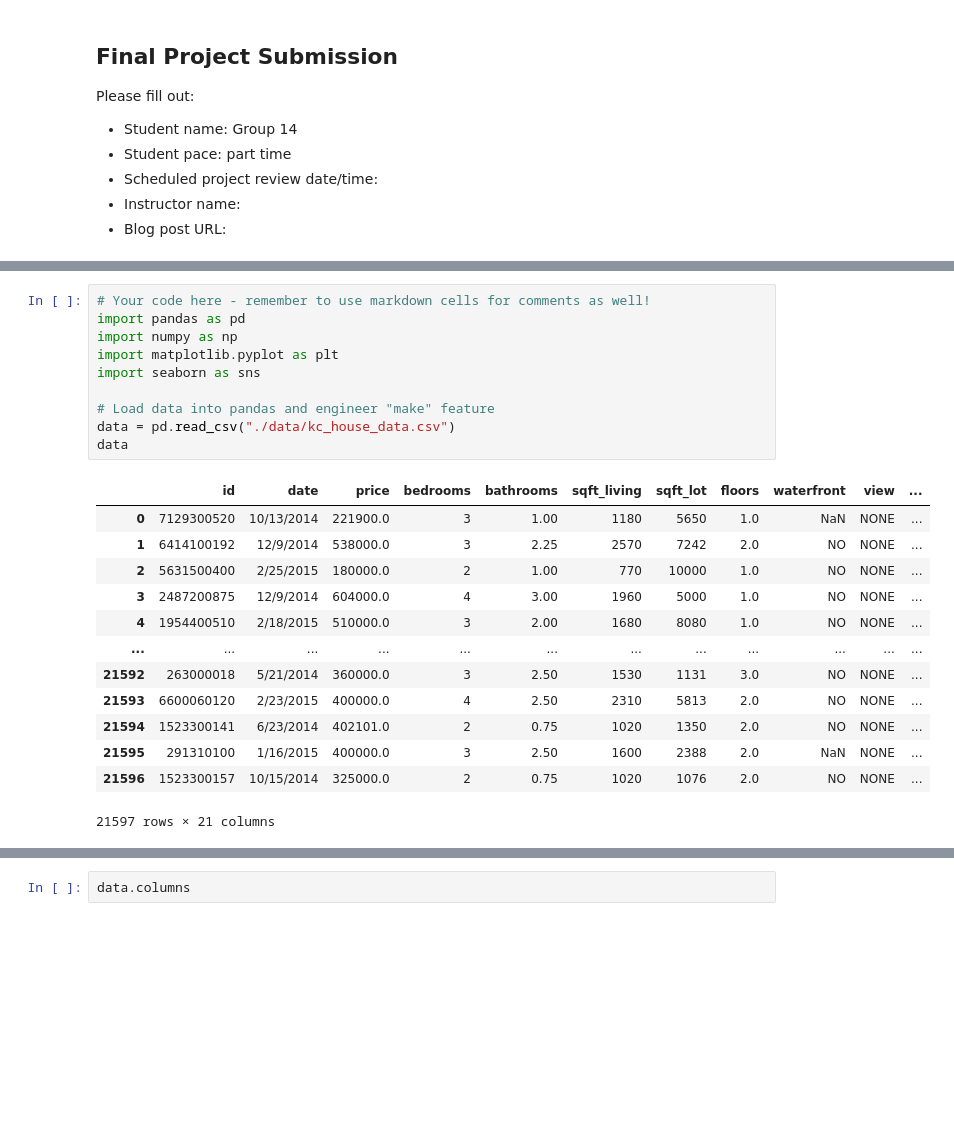
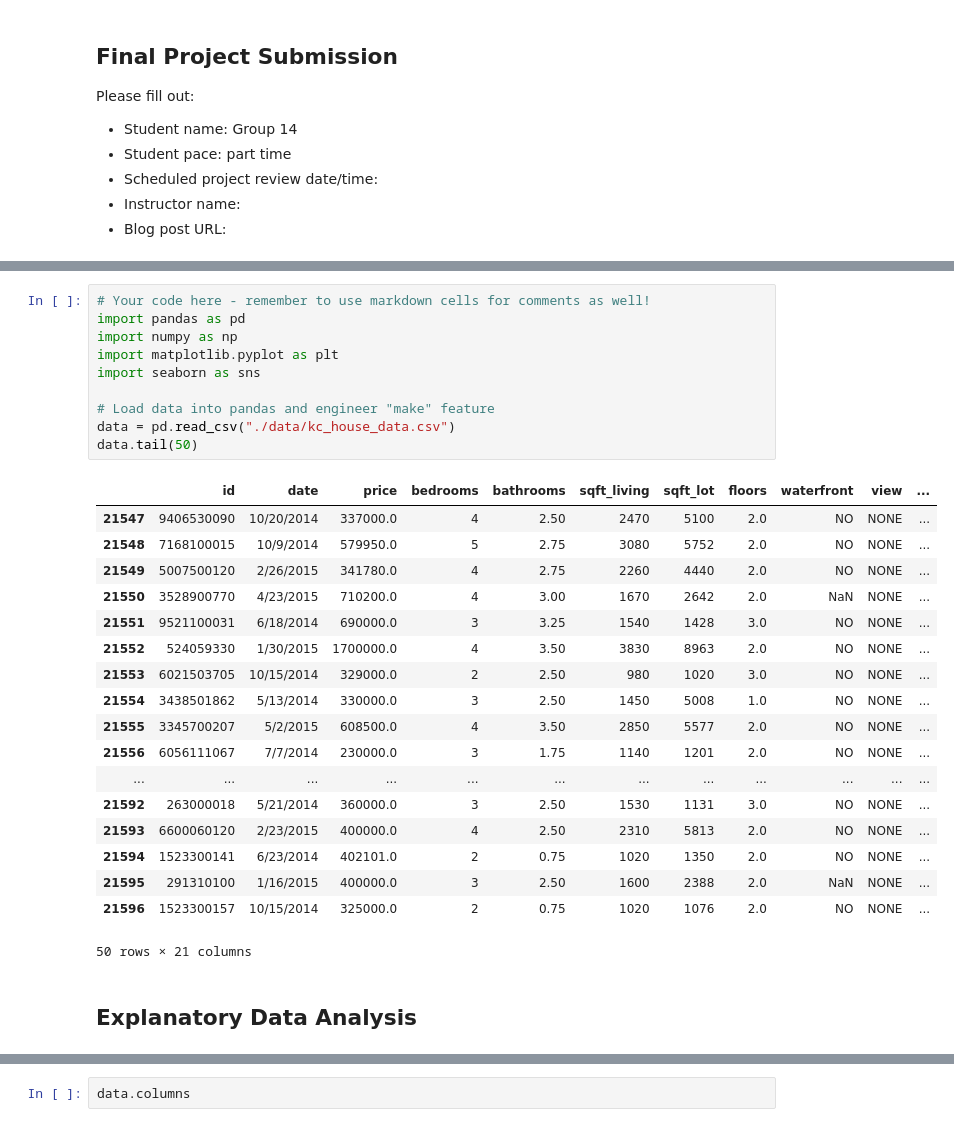
Before and after one commit to learn-co-curriculum/dsc-phase-2-project-v2-3, a Jupyter notebook: student.ipynb, the cells around one changed output, grey strips where cells are left out. Cells and saved outputs as stored; diff of their text form; blank space fills up the shorter version.

```diff
--- a/student.ipynb
+++ b/student.ipynb
@@ -20,25 +22,32 @@ This projects examines the motion picture industry, which incorporates a wide ra
 # %%
 # Your code here - remember to use markdown cells for comments as well!
 import pandas as pd
 import numpy as np
 import matplotlib.pyplot as plt
 import seaborn as sns
 
 # Load data into pandas and engineer "make" feature
 data = pd.read_csv("./data/kc_house_data.csv")
-data
+data.tail(50)
 # %% [output]
 |  | id | date | price | bedrooms | bathrooms | sqft_living | sqft_lot | floors | waterfront | view | ... |
-| 0 | 7129300520 | 10/13/2014 | 221900.0 | 3 | 1.00 | 1180 | 5650 | 1.0 | NaN | NONE | ... |
-| 1 | 6414100192 | 12/9/2014 | 538000.0 | 3 | 2.25 | 2570 | 7242 | 2.0 | NO | NONE | ... |
-| 2 | 5631500400 | 2/25/2015 | 180000.0 | 2 | 1.00 | 770 | 10000 | 1.0 | NO | NONE | ... |
-| 3 | 2487200875 | 12/9/2014 | 604000.0 | 4 | 3.00 | 1960 | 5000 | 1.0 | NO | NONE | ... |
-| 4 | 1954400510 | 2/18/2015 | 510000.0 | 3 | 2.00 | 1680 | 8080 | 1.0 | NO | NONE | ... |
+| 21547 | 9406530090 | 10/20/2014 | 337000.0 | 4 | 2.50 | 2470 | 5100 | 2.0 | NO | NONE | ... |
+| 21548 | 7168100015 | 10/9/2014 | 579950.0 | 5 | 2.75 | 3080 | 5752 | 2.0 | NO | NONE | ... |
+| 21549 | 5007500120 | 2/26/2015 | 341780.0 | 4 | 2.75 | 2260 | 4440 | 2.0 | NO | NONE | ... |
+| 21550 | 3528900770 | 4/23/2015 | 710200.0 | 4 | 3.00 | 1670 | 2642 | 2.0 | NaN | NONE | ... |
+| 21551 | 9521100031 | 6/18/2014 | 690000.0 | 3 | 3.25 | 1540 | 1428 | 3.0 | NO | NONE | ... |
+| 21552 | 524059330 | 1/30/2015 | 1700000.0 | 4 | 3.50 | 3830 | 8963 | 2.0 | NO | NONE | ... |
+| 21553 | 6021503705 | 10/15/2014 | 329000.0 | 2 | 2.50 | 980 | 1020 | 3.0 | NO | NONE | ... |
+| 21554 | 3438501862 | 5/13/2014 | 330000.0 | 3 | 2.50 | 1450 | 5008 | 1.0 | NO | NONE | ... |
+| 21555 | 3345700207 | 5/2/2015 | 608500.0 | 4 | 3.50 | 2850 | 5577 | 2.0 | NO | NONE | ... |
+| 21556 | 6056111067 | 7/7/2014 | 230000.0 | 3 | 1.75 | 1140 | 1201 | 2.0 | NO | NONE | ... |
 | ... | ... | ... | ... | ... | ... | ... | ... | ... | ... | ... | ... |
 | 21592 | 263000018 | 5/21/2014 | 360000.0 | 3 | 2.50 | 1530 | 1131 | 3.0 | NO | NONE | ... |
 | 21593 | 6600060120 | 2/23/2015 | 400000.0 | 4 | 2.50 | 2310 | 5813 | 2.0 | NO | NONE | ... |
 | 21594 | 1523300141 | 6/23/2014 | 402101.0 | 2 | 0.75 | 1020 | 1350 | 2.0 | NO | NONE | ... |
 | 21595 | 291310100 | 1/16/2015 | 400000.0 | 3 | 2.50 | 1600 | 2388 | 2.0 | NaN | NONE | ... |
 | 21596 | 1523300157 | 10/15/2014 | 325000.0 | 2 | 0.75 | 1020 | 1076 | 2.0 | NO | NONE | ... |
-21597 rows × 21 columns
+50 rows × 21 columns
+# %% [markdown]
+## Explanatory Data Analysis
 # %%
```
Also changed, not shown: parts of 33 cells of this notebook.
